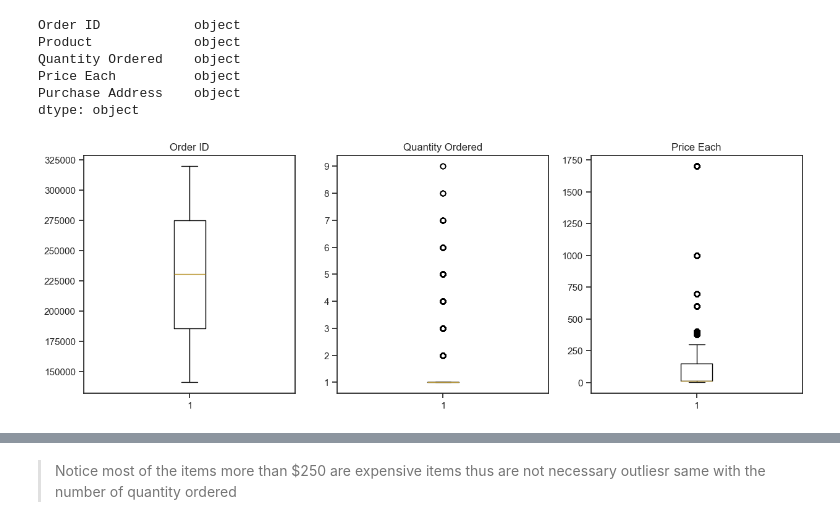
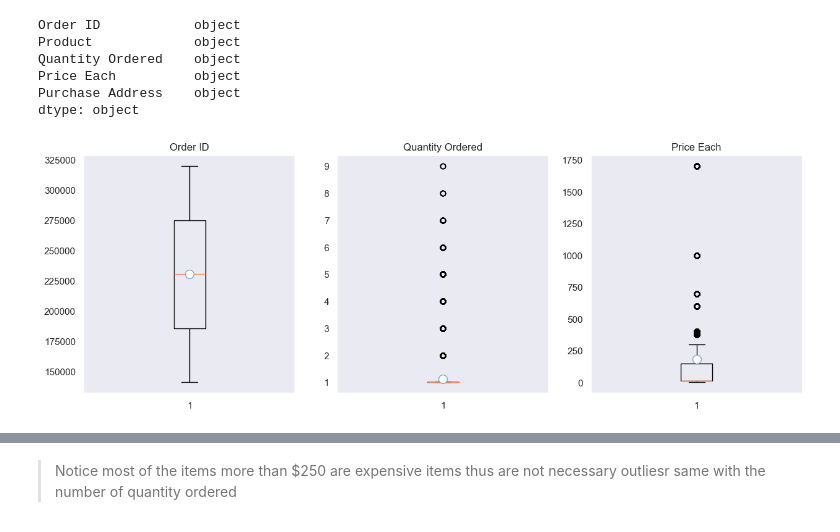
Before and after one commit to steve1-1269/sales-data-analysis, a Jupyter notebook: main.ipynb, the cells around one changed output, grey strips where cells are left out. Saved outputs shown, nothing was run; the diff lists cells and outputs as text; code cells hidden in the pictures.

```diff
--- a/main.ipynb
+++ b/main.ipynb
@@ -9,7 +9,7 @@ from pathlib import Path
 from statsmodels.graphics.tsaplots import month_plot, quarter_plot, plot_acf, plot_pacf
 from statsmodels.tsa.seasonal import seasonal_decompose
 # %%
-sns.set_theme(palette='SEt1',style='ticks' )
+sns.set_theme(palette='Set2',style='dark' , context='notebook')
 # %%
 path= Path(r'Sales')
 # %%
@@ -147,21 +147,21 @@ df['Quantity Ordered']= df['Quantity Ordered'].astype('int64')
 # %%
 #  Visualizing distributions to find outliers
 
 fig,axes= plt.subplots(1,3, figsize=(15,5))
 
 axes= axes.reshape(-1)
 
 for i,col in enumerate(df.select_dtypes(include=np.number)):
-  axes[i].boxplot(df[col],
+  axes[i].boxplot(df[col], showmeans=True,
                   meanprops= {
                     "marker": "o",
                     "markerfacecolor": "White",
                     "markersize": "10"
                 },)
   axes[i].set_title(col)
 plt.show()
 # %% [output]
-[figure, old version]
+[figure, new version]
 # %%
 df[df['Quantity Ordered']==5].sample(10)
 # %% [output]
```
Also changed, not shown: parts of 62 cells of this notebook.
